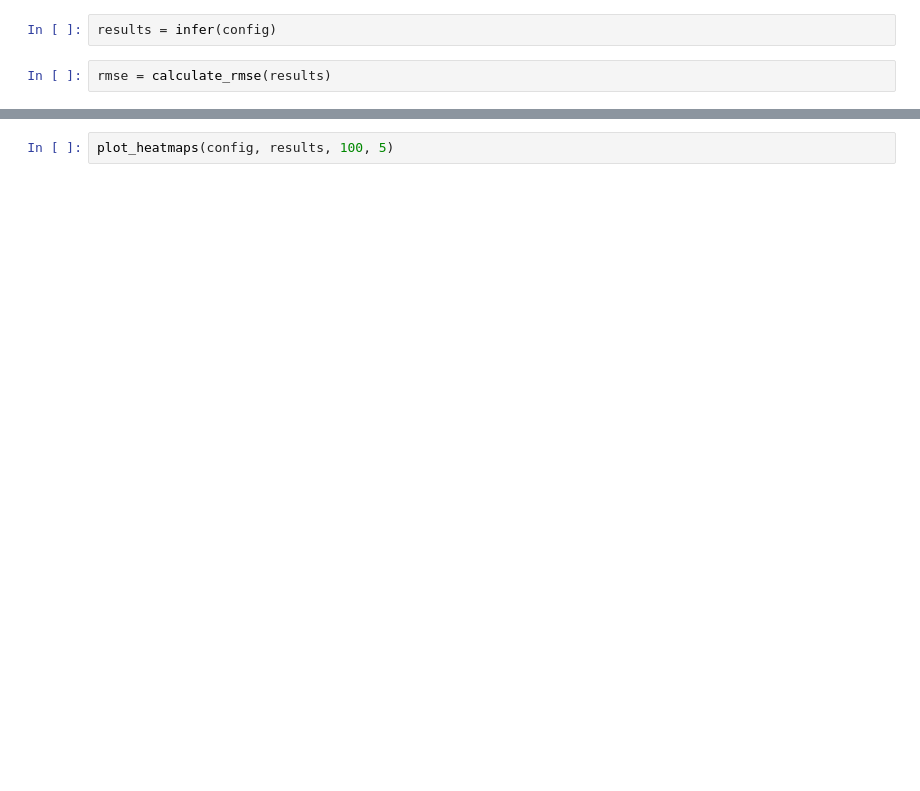
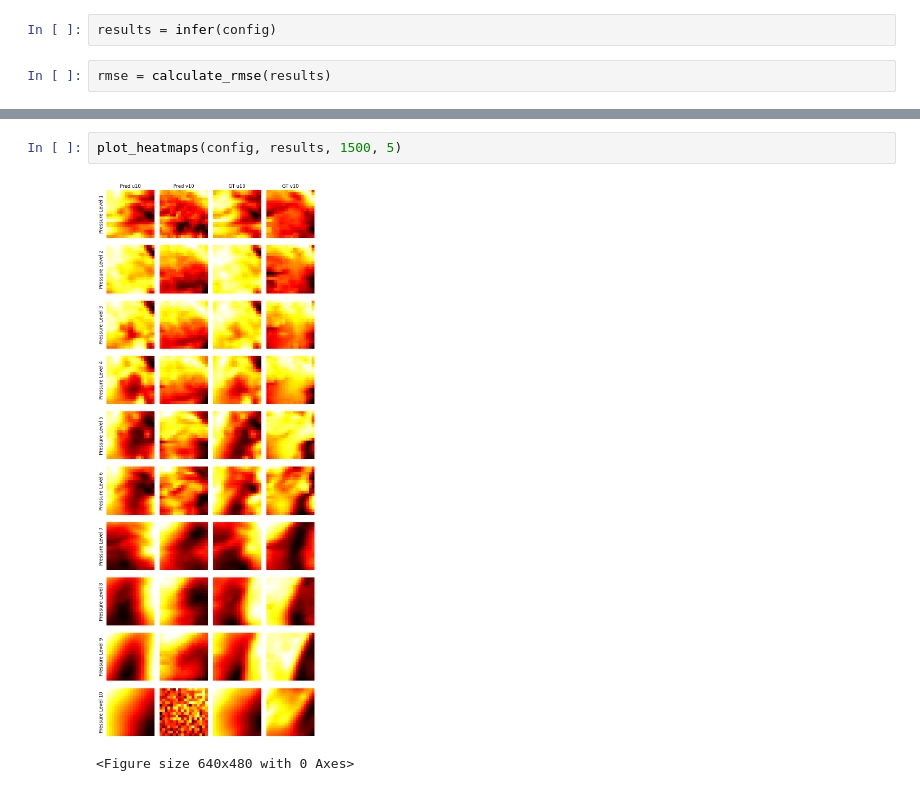
Before and after one commit to SamuReyes/WindFormer, a Jupyter notebook: project/pipeline.ipynb, the cells around one changed output, grey strips where cells are left out. Drawn from its saved outputs; the diff is of its cells as text; blank space fills up the shorter version.

```diff
--- a/project/pipeline.ipynb
+++ b/project/pipeline.ipynb
@@ -31,2 +80,5 @@ rmse
 # %%
-plot_heatmaps(config, results, 100, 5)
+plot_heatmaps(config, results, 1500, 5)
+# %% [output]
+[figure, added]
+<Figure size 640x480 with 0 Axes>
```
Also changed, not shown: parts of 9 cells of this notebook, 3 other files.
